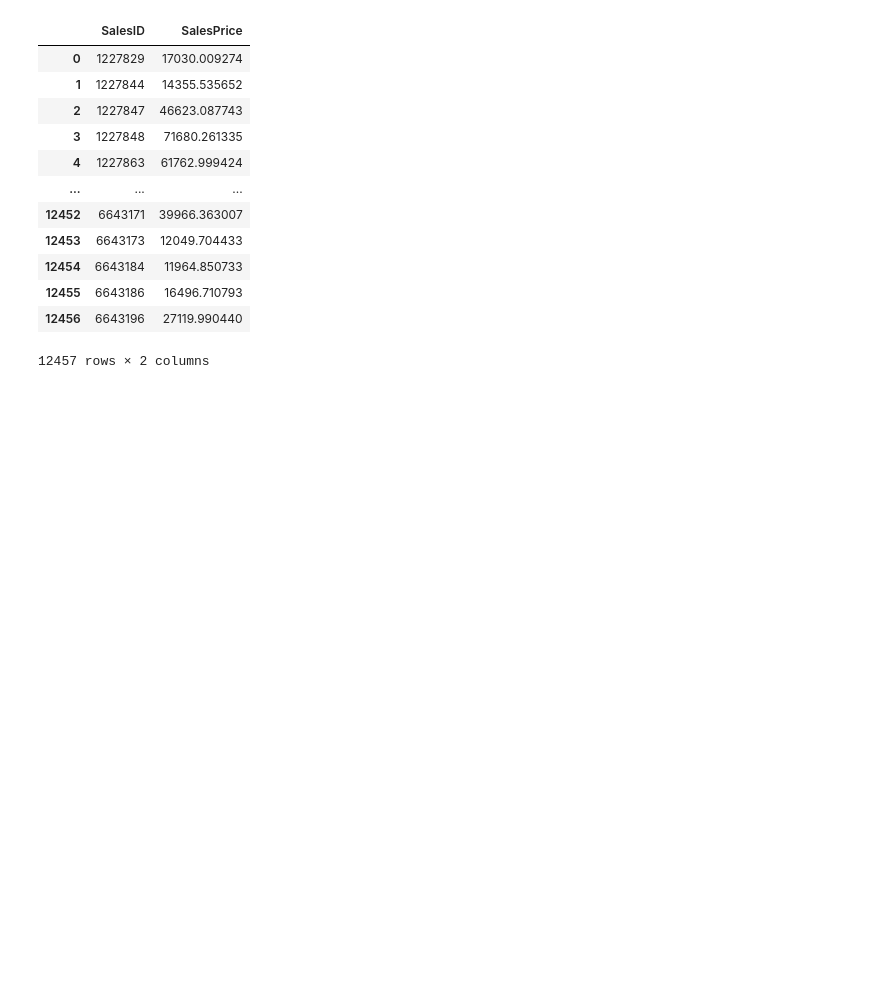
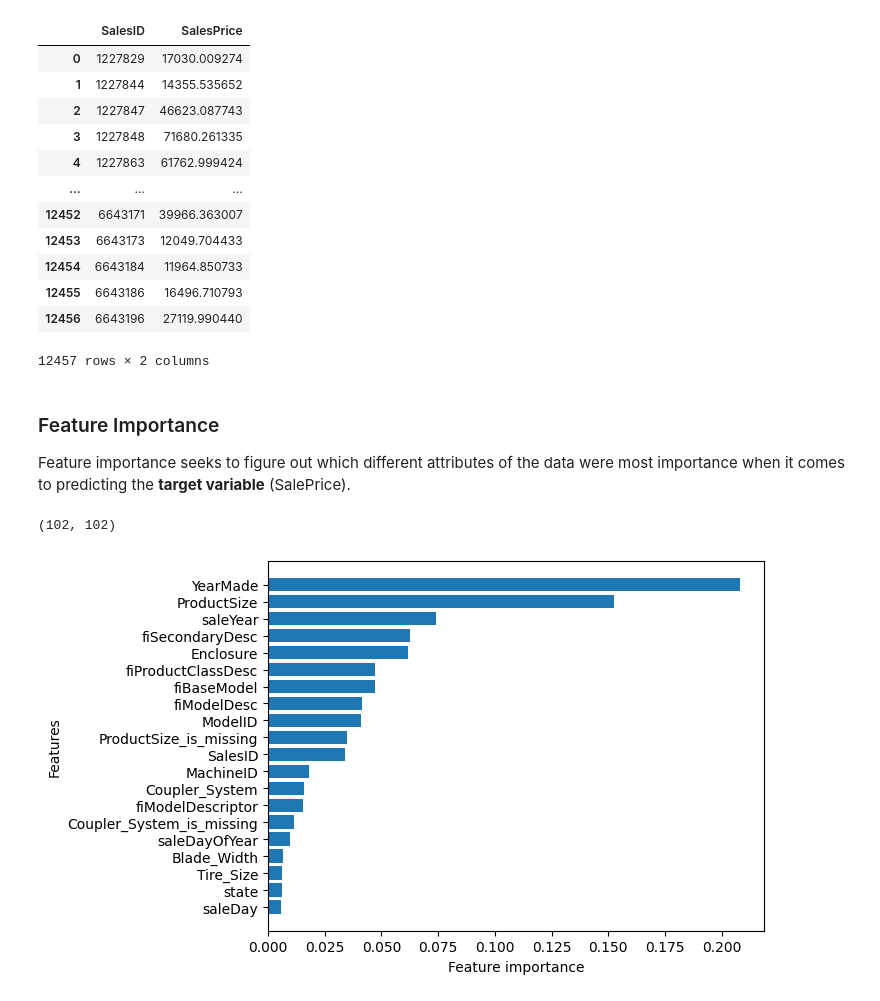
Before and after one commit to DilunVass/ML_Tutotial, a Jupyter notebook: Milestone Project 2 Supervised Learning Time Series Data/end-to-end-bulldozer-price-regression.ipynb, the cells around one changed output. Saved outputs shown, nothing was run; the diff lists cells and outputs as text; code cells hidden in the pictures; blank space fills up the shorter version.

Commit message:
Feature Importance

```diff
--- a/Milestone Project 2 Supervised Learning Time Series Data/end-to-end-bulldozer-price-regression.ipynb
+++ b/Milestone Project 2 Supervised Learning Time Series Data/end-to-end-bulldozer-price-regression.ipynb
@@ -999,3 +999,33 @@ df_preds
 12457 rows × 2 columns
 # %%
 df_preds.to_csv("data/test_predictions.csv", index=False)
+# %% [markdown]
+### Feature Importance
+
+Feature importance seeks to figure out which different attributes of the data were most importance when it comes to predicting the **target variable** (SalePrice).
+# %%
+# Find feature importance of our best model
+len(ideal_model.feature_importances_), len(x_tarin.columns)
+# %% [output]
+(102, 102)
+# %%
+# Helper function for plotting feature importance
+def plot_features(columns, importances, n=20):
+    df = (pd.DataFrame({"features": columns,
+                        "feature_importances": importances})
+          .sort_values("feature_importances", ascending=False)
+          .reset_index(drop=True))
+
+    # Plot the dataframe
+    fig, ax = plt.subplots()
+    ax.barh(df["features"][:n], df["feature_importances"][:20])
+    ax.set_ylabel("Features")
+    ax.set_xlabel("Feature importance")
+    ax.invert_yaxis()
+# %%
+if len(x_tarin.columns) == len(ideal_model.feature_importances_):
+    plot_features(x_tarin.columns, ideal_model.feature_importances_)
+else:
+    print(f"Mismatch in number of features: {len(x_tarin.columns)} columns vs {len(ideal_model.feature_importances_)} importances")
+# %% [output]
+[figure, added]
```
Also changed, not shown: parts of 3 cells of this notebook.
